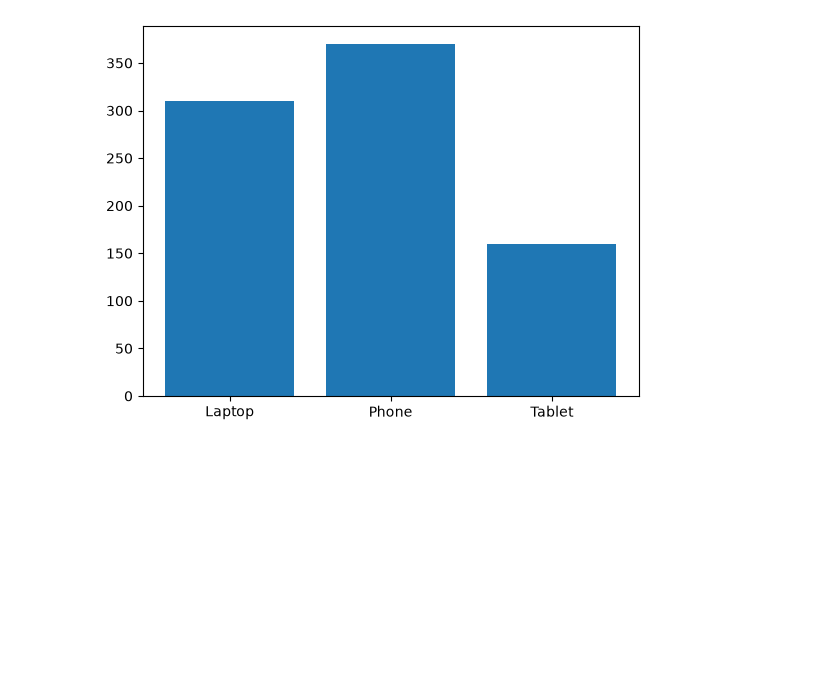
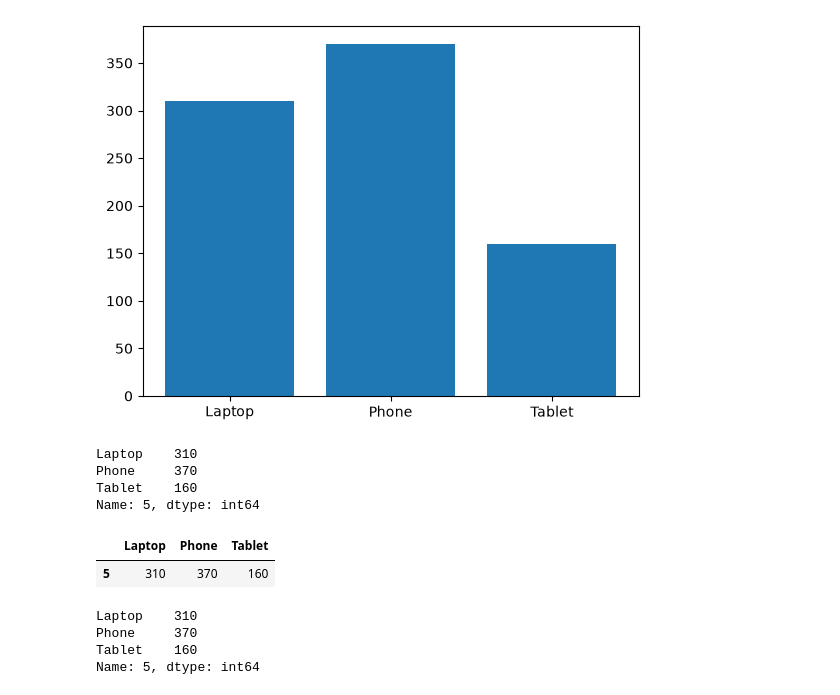
Before and after one commit to azamseyedi/data-visualization, a Jupyter notebook: pandas_practice.ipynb, the cells around one changed output. Saved outputs shown, nothing was run; the diff lists cells and outputs as text; code cells hidden in the pictures; blank space fills up the shorter version.

```diff
--- a/pandas_practice.ipynb
+++ b/pandas_practice.ipynb
@@ -127,3 +127,24 @@ plt.bar(products, sales)
 [figure]
 <BarContainer object of 3 artists>
 [figure]
+# %%
+sales_2024 = df[df["Year"] == 2024]
+
+sales_2024[["Laptop", "Phone", "Tablet"]].iloc[0]
+# %% [output]
+Laptop    310
+Phone     370
+Tablet    160
+Name: 5, dtype: int64
+# %%
+sales_2024[["Laptop", "Phone", "Tablet"]]
+# %% [output]
+|  | Laptop | Phone | Tablet |
+| 5 | 310 | 370 | 160 |
+# %%
+sales_2024[["Laptop", "Phone", "Tablet"]].iloc[0]
+# %% [output]
+Laptop    310
+Phone     370
+Tablet    160
+Name: 5, dtype: int64
```
Also changed, not shown: 11 other files.
